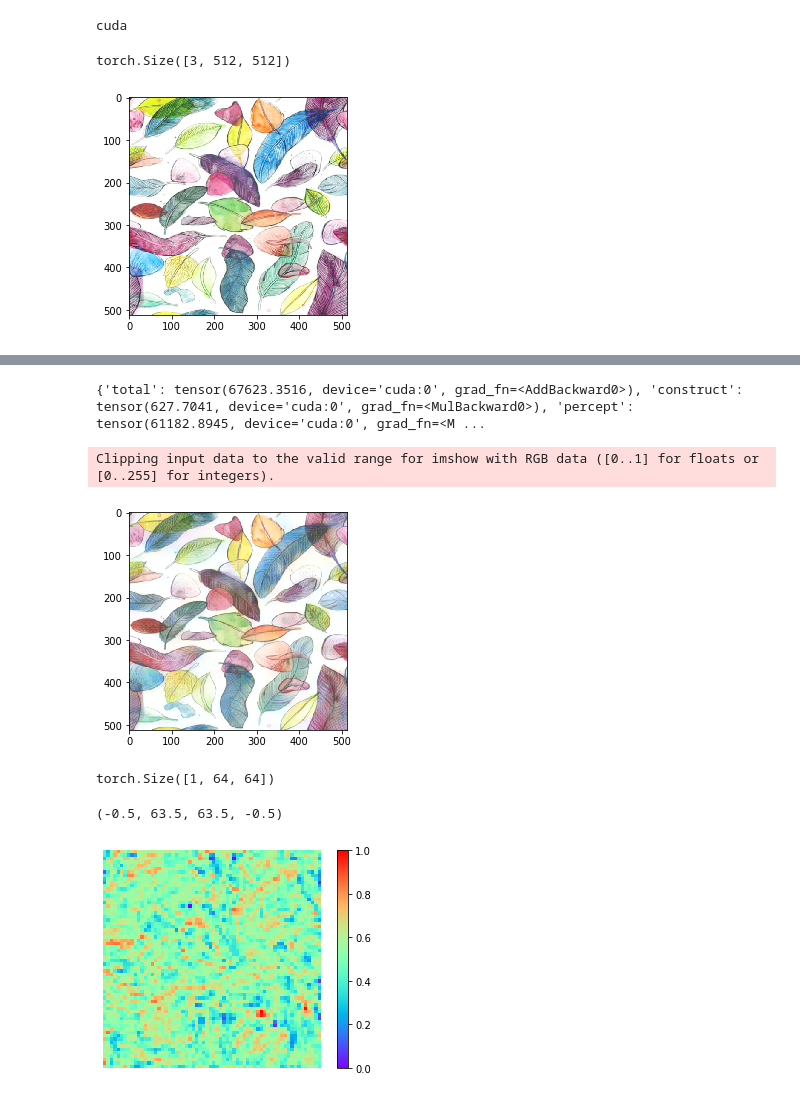
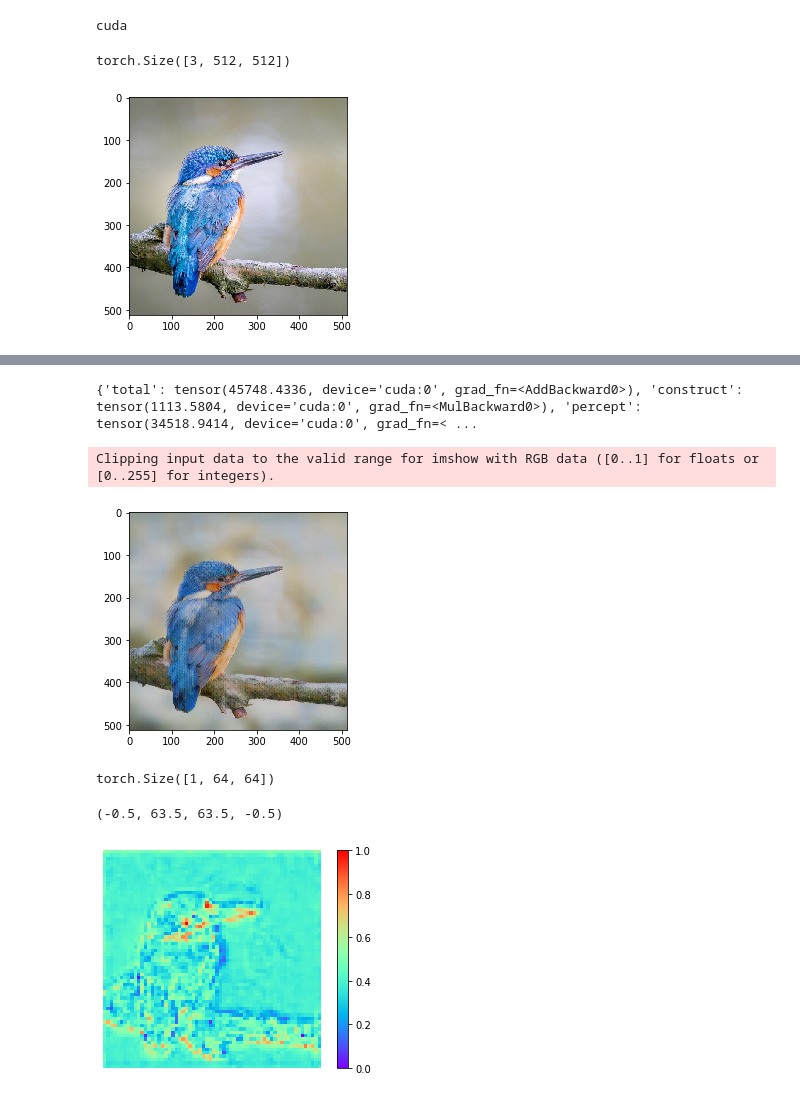
Before and after one commit to dehezhang2/style-transfer-with-style-attention, a Jupyter notebook: test.ipynb, the cells around one changed output, grey strips where cells are left out. Drawn from its saved outputs; the diff is of its cells as text; code cells hidden in the pictures.

Commit message:
clear and test

```diff
--- a/test.ipynb
+++ b/test.ipynb
@@ -26,7 +26,7 @@ from net.aams import AttentionNet, Encoder, Decoder, SelfAttention
 # %%
 parser = argparse.ArgumentParser()
 # Basic options
-parser.add_argument('--content_image', type=str, default='./datasets/test/content/1.jpg',
+parser.add_argument('--content_image', type=str, default='./datasets/test/content/bird.jpg',
                     help='Directory path to a batch of content images')
 parser.add_argument('--style_image', type=str, default='./datasets/test/style/candy.jpg',
                     help='Directory path to a batch of style images')
@@ -55,35 +55,35 @@ cuda
 
 def test_transform():
     transform = transforms.Compose([
         transforms.Resize(size=(512, 512)),
         # transforms.CenterCrop(256),
         transforms.ToTensor(),
         transforms.Normalize((_R_MEAN/255.0, _G_MEAN/255.0, _B_MEAN/255.0), (0.5, 0.5, 0.5))
     ])
     return transform
 def test_transform_inv():
     transform = transforms.Compose([
         transforms.Normalize((0, 0, 0), (2, 2, 2)),
         transforms.Normalize((-_R_MEAN/255.0, -_G_MEAN/255.0, -_B_MEAN/255.0), (1, 1, 1))
     ])
     return transform
 content_tf = test_transform()
 content_tf_inv = test_transform_inv()
-content = content_tf(Image.open('./datasets/test/style/feathers.jpg').convert('RGB'))
+content = content_tf(Image.open(args.content_image).convert('RGB'))
 print(content.shape)
 
 import matplotlib.pyplot as plt
 import numpy as np
 
 # functions to show an image
 def imshow(img):
     npimg = img.numpy()
     plt.imshow(np.transpose(npimg, (1, 2, 0)))
 
 imshow(torchvision.utils.make_grid(content_tf_inv(content)))
 # %% [output]
 torch.Size([3, 512, 512])
-[figure, old version]
+[figure, new version]
 # %%
 decoder = Decoder()
 decoder.load_state_dict(torch.load(args.decoder_model + 'decoder_iter_80000.pth'))
@@ -130,7 +130,7 @@ content = content.to(device)
 loss, content_result, attn_map = model(content)
 print(loss)
 # %% [output]
-{'total': tensor(67623.3516, device='cuda:0', grad_fn=<AddBackward0>), 'construct': tensor(627.7041, device='cuda:0', grad_fn=<MulBackward0>), 'percept': tensor(61182.8945, device='cuda:0', grad_fn=<M ...
+{'total': tensor(45748.4336, device='cuda:0', grad_fn=<AddBackward0>), 'construct': tensor(1113.5804, device='cuda:0', grad_fn=<MulBackward0>), 'percept': tensor(34518.9414, device='cuda:0', grad_fn=< ...
 # %%
 def imshow_recon(img):
     npimg = img.detach().numpy()
@@ -139,7 +139,7 @@ content_result = content_tf_inv(content_result[0])
 imshow_recon(torchvision.utils.make_grid(content_result.cpu()))
 # %% [output]
 Clipping input data to the valid range for imshow with RGB data ([0..1] for floats or [0..255] for integers).
-[figure, old version]
+[figure, new version]
 # %%
 channel_num = attn_map.size()[1]
 mean_sal = torch.mean(attn_map, 1, False)
@@ -153,7 +153,7 @@ plt.axis('off')
 # %% [output]
 torch.Size([1, 64, 64])
 (-0.5, 63.5, 63.5, -0.5)
-[figure, old version]
+[figure, new version]
 # %%
 def truncated_normal_(tensor, mean=0, std=1):
     size = tensor.shape
```
Also changed, not shown: parts of 2 cells of this notebook, 12 other files.
